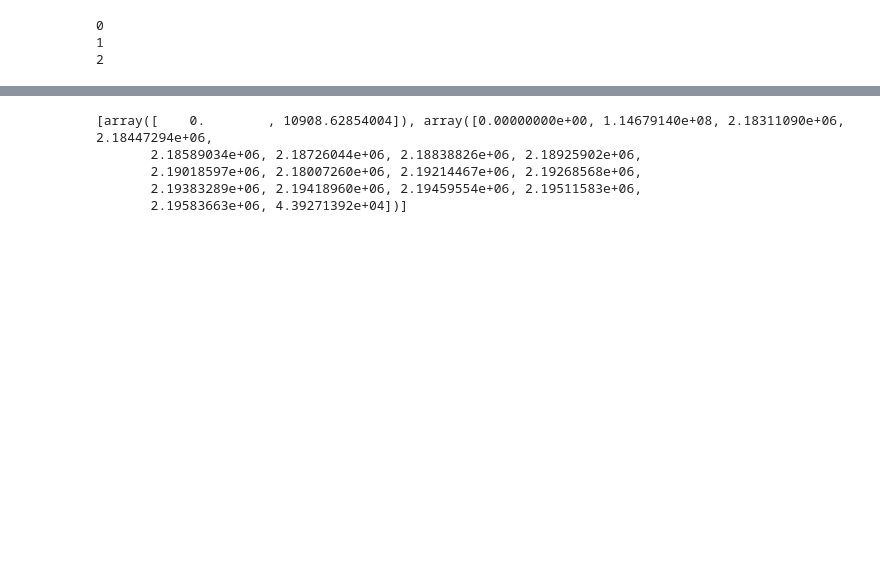
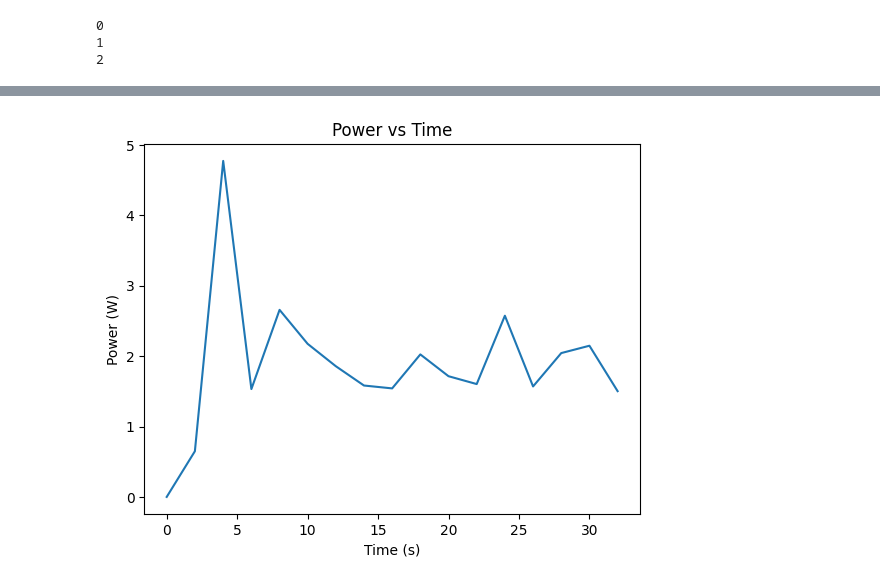
Before and after one commit to tdurieux/EnergiBridge, a Jupyter notebook: jupyter_energi/Demo.ipynb, the cells around one changed output, grey strips where cells are left out. Saved outputs shown, nothing was run; the diff lists cells and outputs as text; code cells hidden in the pictures; blank space fills up the shorter version.

Commit message:
make time series and exract power and time

```diff
--- a/jupyter_energi/Demo.ipynb
+++ b/jupyter_energi/Demo.ipynb
@@ -31,8 +31,5 @@ Energy consumption in joules: 70.55462646484375 for 3.2224493 sec of execution.
-# %%
-print(data)
-# %% [output]
-[array([    0.        , 10908.62854004]), array([0.00000000e+00, 1.14679140e+08, 2.18311090e+06, 2.18447294e+06,
-       2.18589034e+06, 2.18726044e+06, 2.18838826e+06, 2.18925902e+06,
-       2.19018597e+06, 2.18007260e+06, 2.19214467e+06, 2.19268568e+06,
-       2.19383289e+06, 2.19418960e+06, 2.19459554e+06, 2.19511583e+06,
-       2.19583663e+06, 4.39271392e+04])]
+# %%
+time_and_power = jupyter_energi.extract_time_and_power(data)
+jupyter_energi.make_time_series_plot(time_and_power)
+# %% [output]
+[figure, added]
```
Also changed, not shown: parts of 5 cells of this notebook, 2 other files.
